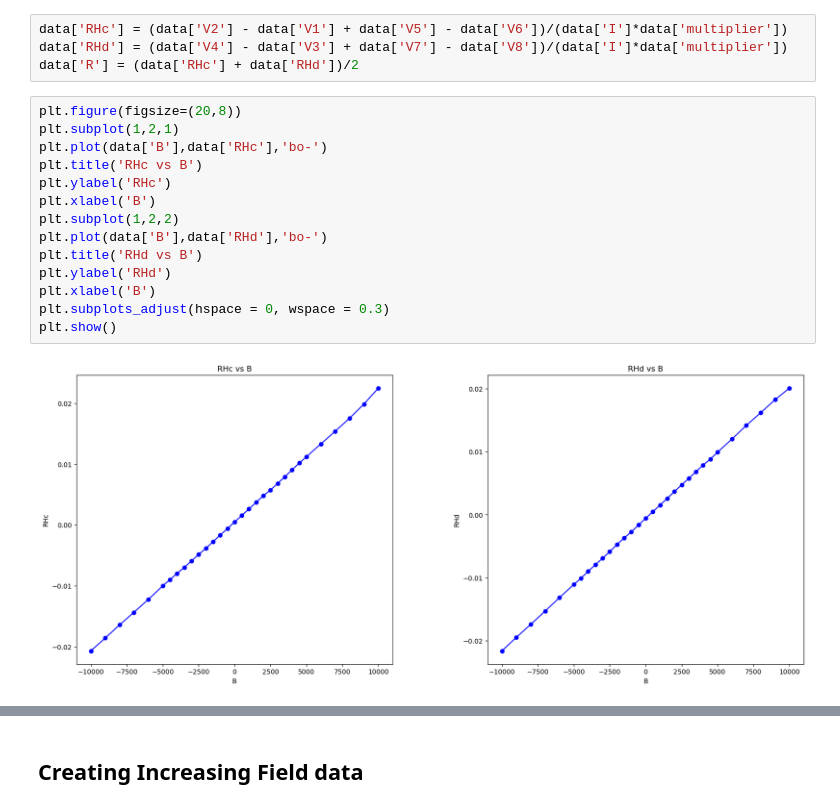
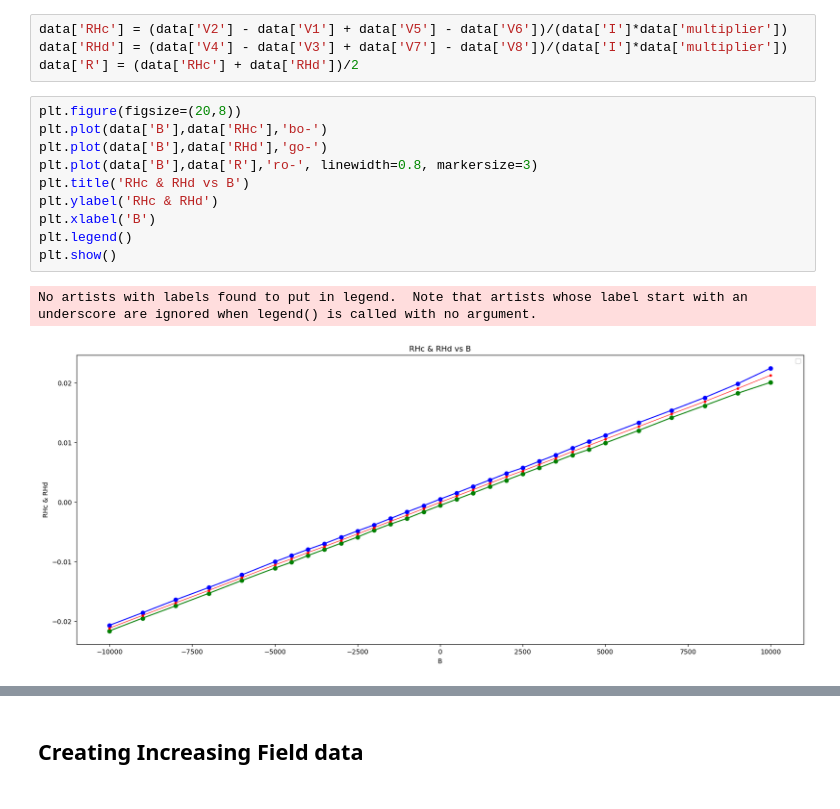
Before and after one commit to luckyIITR/PPMS, a Jupyter notebook: Plots/A304_SRO_NGO/Hall/June_2023/A304_SRO_NGO_Hall_200K_p1T_to_n1T.ipynb, the cells around one changed output, grey strips where cells are left out. Cells and saved outputs as stored; diff of their text form.

```diff
--- a/Plots/A304_SRO_NGO/Hall/June_2023/A304_SRO_NGO_Hall_200K_p1T_to_n1T.ipynb
+++ b/Plots/A304_SRO_NGO/Hall/June_2023/A304_SRO_NGO_Hall_200K_p1T_to_n1T.ipynb
@@ -160,19 +160,16 @@ data['RHd'] = (data['V4'] - data['V3'] + data['V7'] - data['V8'])/(data['I']*dat
 data['R'] = (data['RHc'] + data['RHd'])/2
 # %%
 plt.figure(figsize=(20,8))
-plt.subplot(1,2,1)
 plt.plot(data['B'],data['RHc'],'bo-')
-plt.title('RHc vs B')
-plt.ylabel('RHc')
+plt.plot(data['B'],data['RHd'],'go-')
+plt.plot(data['B'],data['R'],'ro-', linewidth=0.8, markersize=3)
+plt.title('RHc & RHd vs B')
+plt.ylabel('RHc & RHd')
 plt.xlabel('B')
-plt.subplot(1,2,2)
-plt.plot(data['B'],data['RHd'],'bo-')
-plt.title('RHd vs B')
-plt.ylabel('RHd')
-plt.xlabel('B')
-plt.subplots_adjust(hspace = 0, wspace = 0.3)
+plt.legend()
 plt.show()
 # %% [output]
+No artists with labels found to put in legend.  Note that artists whose label start with an underscore are ignored when legend() is called with no argument.
-[figure, old version]
+[figure, new version]
 # %%
 plt.figure(figsize=(8,5))
```
Also changed, not shown: parts of 7 cells of this notebook, 25 other files.
